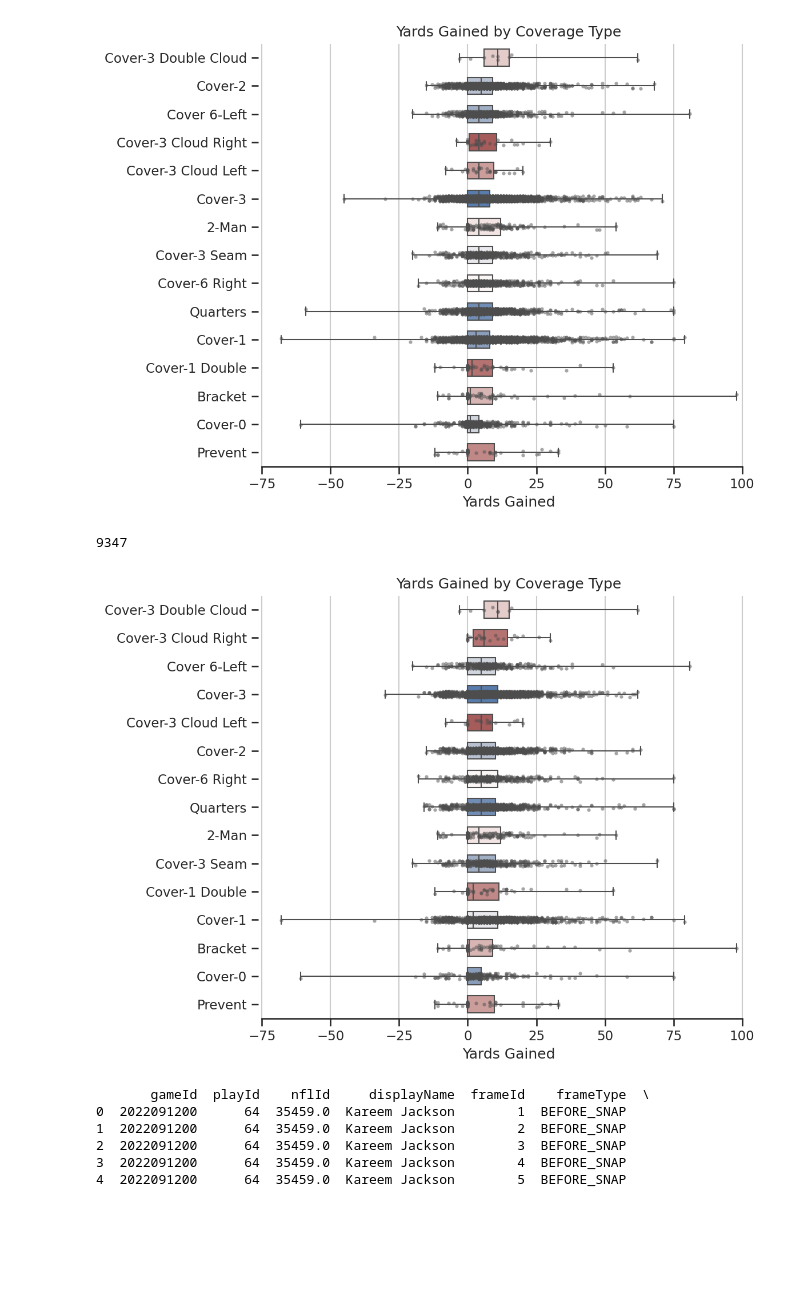
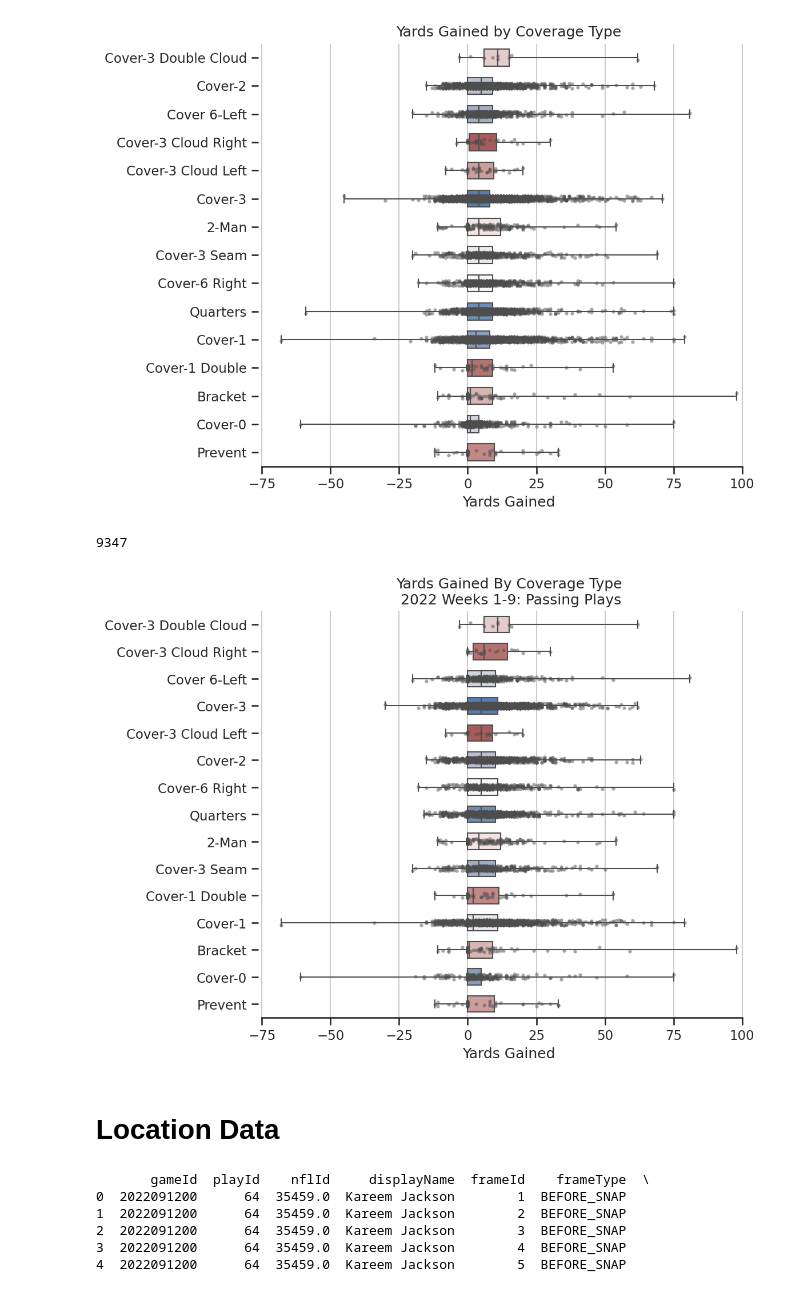
Before and after one commit to Sam-v6/nfl, a Jupyter notebook: notebooks/eda.ipynb, the cells around one changed output. Cells and saved outputs as stored; diff of their text form; code cells hidden in the pictures; blank space fills up the shorter version.

```diff
--- a/notebooks/eda.ipynb
+++ b/notebooks/eda.ipynb
@@ -328,35 +427,37 @@ sns.boxplot(
     x="yardsGained",
     y="pff_passCoverage",
     order=order,
     whis=[0, 100],
     width=0.6,
     palette="vlag",
     hue="pff_passCoverage",
     ax=ax,
     legend=False,
 )
 
 # Add each play as a dot for density context
 sns.stripplot(
     data=pass_coverage_df,
     x="yardsGained",
     y="pff_passCoverage",
     order=order,
     size=3,
     color=".3",
     alpha=0.5,
     ax=ax
 )
 
 # Clean up visuals
 ax.xaxis.grid(True)
-ax.set(ylabel="", xlabel="Yards Gained", title="Yards Gained by Coverage Type")
+ax.set(ylabel="", xlabel="Yards Gained", title="Yards Gained By Coverage Type\n 2022 Weeks 1-9: Passing Plays")
 sns.despine(trim=True, left=True)
 plt.tight_layout()
 plt.show()
 # %% [output]
 9347
-[figure, old version]
+[figure, new version]
+# %% [markdown]
+# Location Data
 # %%
 print(location_data_df.head())
 # %% [output]
```
Also changed, not shown: parts of 3 cells of this notebook, 1 other file.
